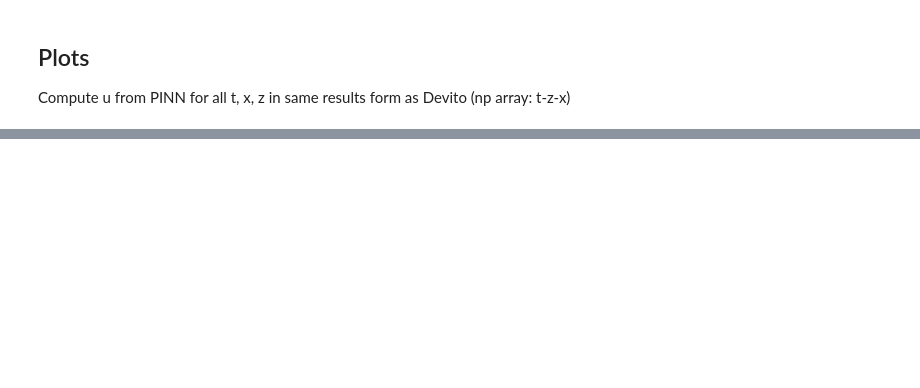
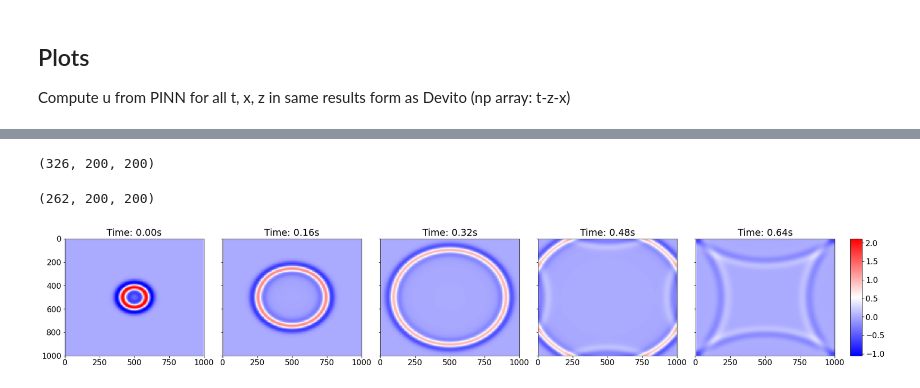
Before and after one commit to StephenTGibson/COMP527-colabNotebooks, a Jupyter notebook: COMP702-MScProject/PINNs_wave_eq_experimentation_.ipynb, the cells around one changed output, grey strips where cells are left out. Cells and saved outputs as stored; diff of their text form; code cells hidden in the pictures; blank space fills up the shorter version.

```diff
--- a/COMP702-MScProject/PINNs_wave_eq_experimentation_.ipynb
+++ b/COMP702-MScProject/PINNs_wave_eq_experimentation_.ipynb
@@ -566,0 +480,48 @@ plt.show()
+# %%
+FD_solution.shape
+# %% [output]
+(326, 200, 200)
+# %%
+FD_solutionPlot = FD_solution[fdSliceStart:]
+
+FD_solutionPlot.shape
+# %% [output]
+(262, 200, 200)
+# %%
+# sourceEndTime = 2/f0 ### MILLISECONDS ###
+# fdSliceStart = int(sourceEndTime/dt)
+# fdSliceEnd = fdSliceStart + 10
+# uTrain = FD_solution[fdSliceStart:fdSliceEnd]
+
+# xRange = np.arange(0, nx*dx, dx)
+# zRange = np.arange(0, nz*dz, dz)
+
+# xGrid, zGrid = np.meshgrid(xRange, zRange)
+
+numPlots = 5
+
+# create normaliser for colorbar
+# plotData = np.empty(0)
+# for num in range(numPlots):
+#     plotData = np.append(plotData, np.array(FD_solution[num*int(uInterior.shape[0]/numPlots)]))
+norm = matplotlib.colors.Normalize(FD_solutionPlot.min(), FD_solutionPlot.max())
+
+cmap = matplotlib.cm.get_cmap('bwr')
+mapping = matplotlib.cm.ScalarMappable(norm=norm, cmap=cmap)
+
+fig, axs = plt.subplots(1, numPlots,
+                        figsize=(24, 4),
+                        constrained_layout=True,
+                        sharey=True,
+                        )
+axs[0].invert_yaxis()
+
+for idx, ax in enumerate(axs):
+    plot = ax.pcolormesh(xGrid, zGrid, FD_solutionPlot[idx * int(FD_solutionPlot.shape[0]/numPlots)], norm=norm, cmap='bwr')
+    ax.set_title(f'Time: {idx * int(FD_solutionPlot.shape[0]/numPlots) * (maxArray[0] / FD_solutionPlot.shape[0]):.2f}s')
+
+fig.colorbar(mapping, aspect=60)
+
+plt.show()
+# %% [output]
+[figure, added]
```
Also changed, not shown: parts of 12 cells of this notebook.
